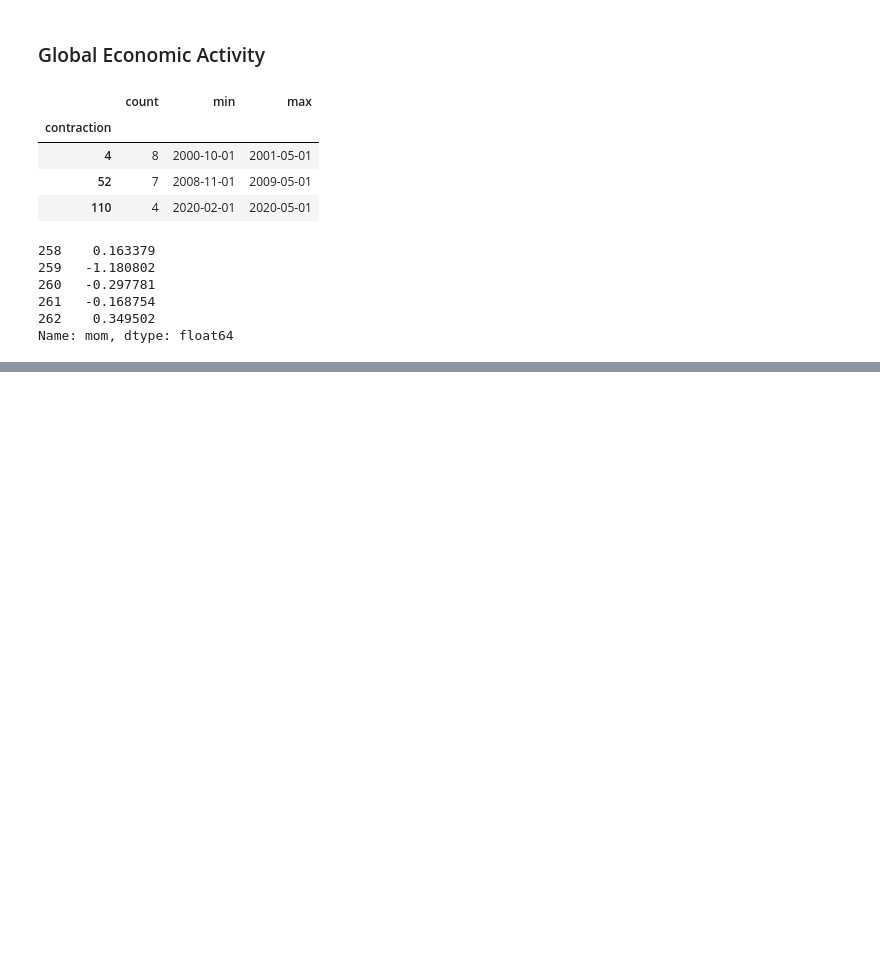
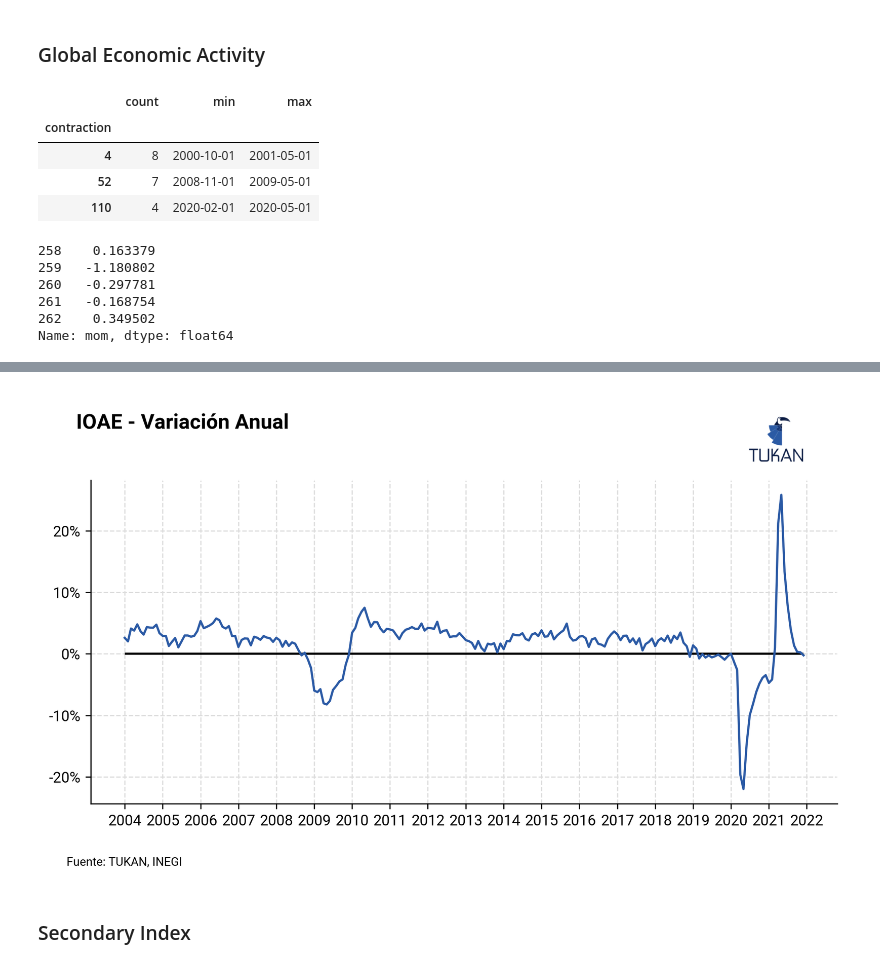
Before and after one commit to TukanMx/tukan_notebooks, a Jupyter notebook: social/social_media/igae/igae.ipynb, the cells around one changed output, grey strips where cells are left out. Cells and saved outputs as stored; diff of their text form; code cells hidden in the pictures; blank space fills up the shorter version.

```diff
--- a/social/social_media/igae/igae.ipynb
+++ b/social/social_media/igae/igae.ipynb
@@ -154,0 +398,9 @@ plt.savefig(
+# %%
+var_ioae = pd.read_excel(xls,xls.sheet_names[1])
+var_ioae['Fecha'] = var_ioae['Fecha']+'/01'
+var_ioae['Fecha'] = pd.to_datetime(var_ioae['Fecha'], format='%Y/%m/%d')
+var_ioae['Variación anual IOAE'] = var_ioae['Variación anual IOAE'].fillna(var_ioae['Variación anual IGAE'])
+var_ioae.drop(columns='Variación anual IGAE', inplace=True)
+var_ioae.rename(columns={'Fecha':'date','Variación anual IOAE':'var_ioae','Límite superior IOAE':'superior_ioae','Límite inferior IOAE':'inferior_ioae'}, inplace=True)
+var_ioae['var_ioae'] = var_ioae['var_ioae']/100
+var_ioae
@@ -154,0 +421,6 @@ plt.savefig(
+# %%
+var_data = var_ioae.merge(igae, on='date', how='left')
+var_data = var_data[var_data['date']>=ioae['date'].min()]
+# var_data = var_data[var_data['date']>='2019-01-01']
+var_data.reset_index(inplace=True, drop=True)
+var_data.tail(5)
@@ -154,0 +434,54 @@ plt.savefig(
+# %%
+fig = plt.figure(dpi=300, figsize=(9,4))
+ax = plt.subplot(111)
+
+ax.plot(var_data["date"], var_data["var_ioae"], zorder=3)
+# ax.plot(var_data["date"], var_data["var_igae"], zorder=3)
+ax.hlines(y=0, xmin=var_data["date"].min(), xmax= var_data["date"].max(),color='black', zorder=2)
+
+ax.yaxis.set_major_formatter(ticker.StrMethodFormatter('{x:,.0%}'))
+
+# Add minor gridlines and format ticks
+ax.xaxis.set_major_locator(mdates.YearLocator(1))
+ax.xaxis.set_minor_locator(mdates.YearLocator(2))
+
+ax.grid(visible=True, which='minor', linestyle='--')
+
+# ax.set_ylim(0)
+
+fig.text(
+    0.11,
+    1,
+    "IOAE - Variación Anual",
+    size=14,
+    weight = "bold"
+)
+
+# fig.text(
+#     0.11,
+#     0.92,
+#     'Sub',
+#     size=8
+# )
+# Add footer
+fig.text(0.1, -0.02, "Fuente: TUKAN, INEGI", fontsize=8)
+
+
+tukan_im = image.imread(module_path + "\\assets\\logo\\logo192.png")
+newax = fig.add_axes([0.72, .88, 0.16, 0.19], anchor="NE", zorder=1)
+newax.imshow(tukan_im)
+newax.axis("off")
+
+
+plt.savefig(
+    "plots/var_ioae_ts_logo_white.png",
+    dpi=300,
+    bbox_inches="tight",
+    facecolor="white",
+    edgecolor="none",
+    transparent=False,
+)
+# %% [output]
+[figure, added]
+# %% [markdown]
+### Secondary Index
```
Also changed, not shown: parts of 30 cells of this notebook, 1 other file.
